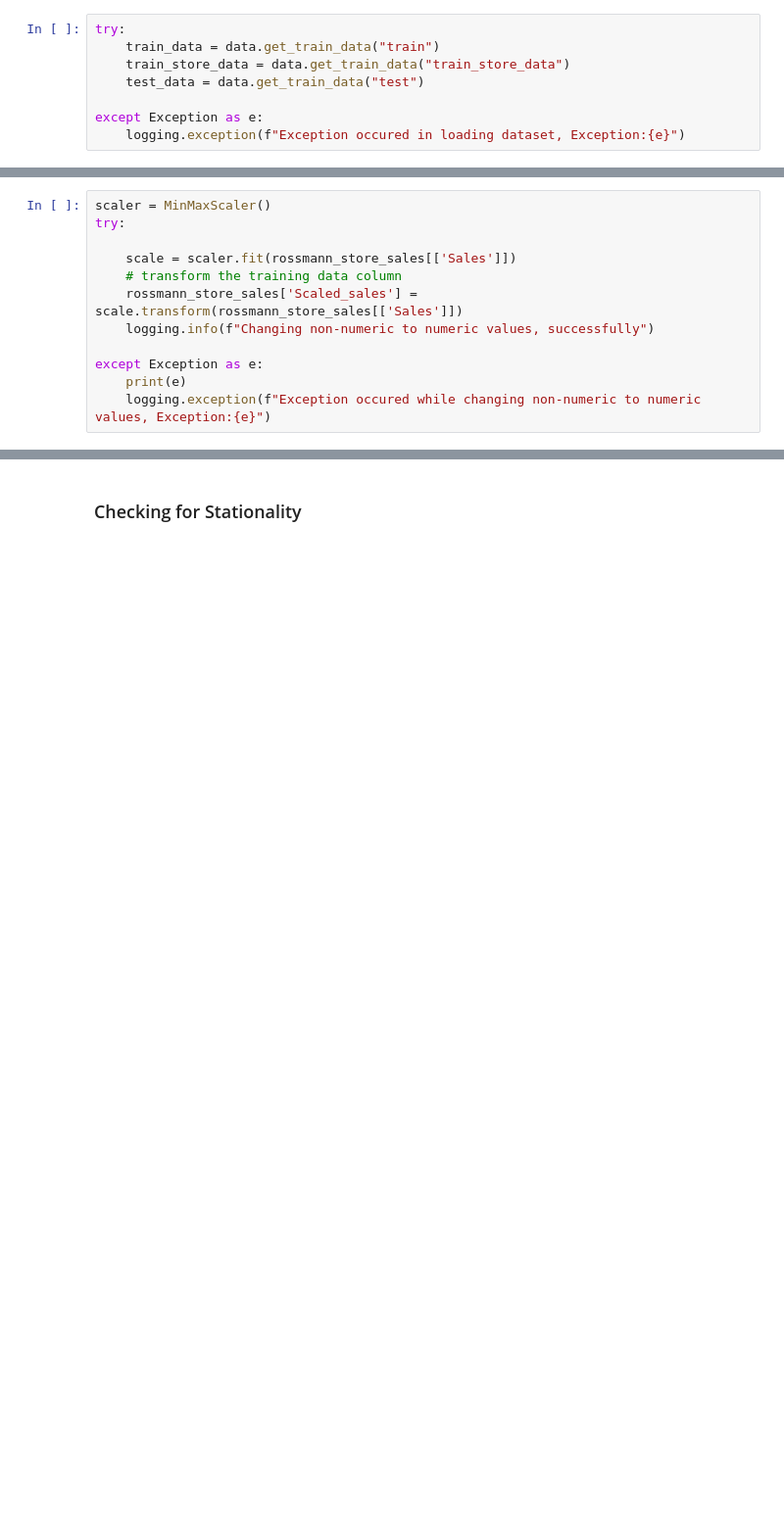
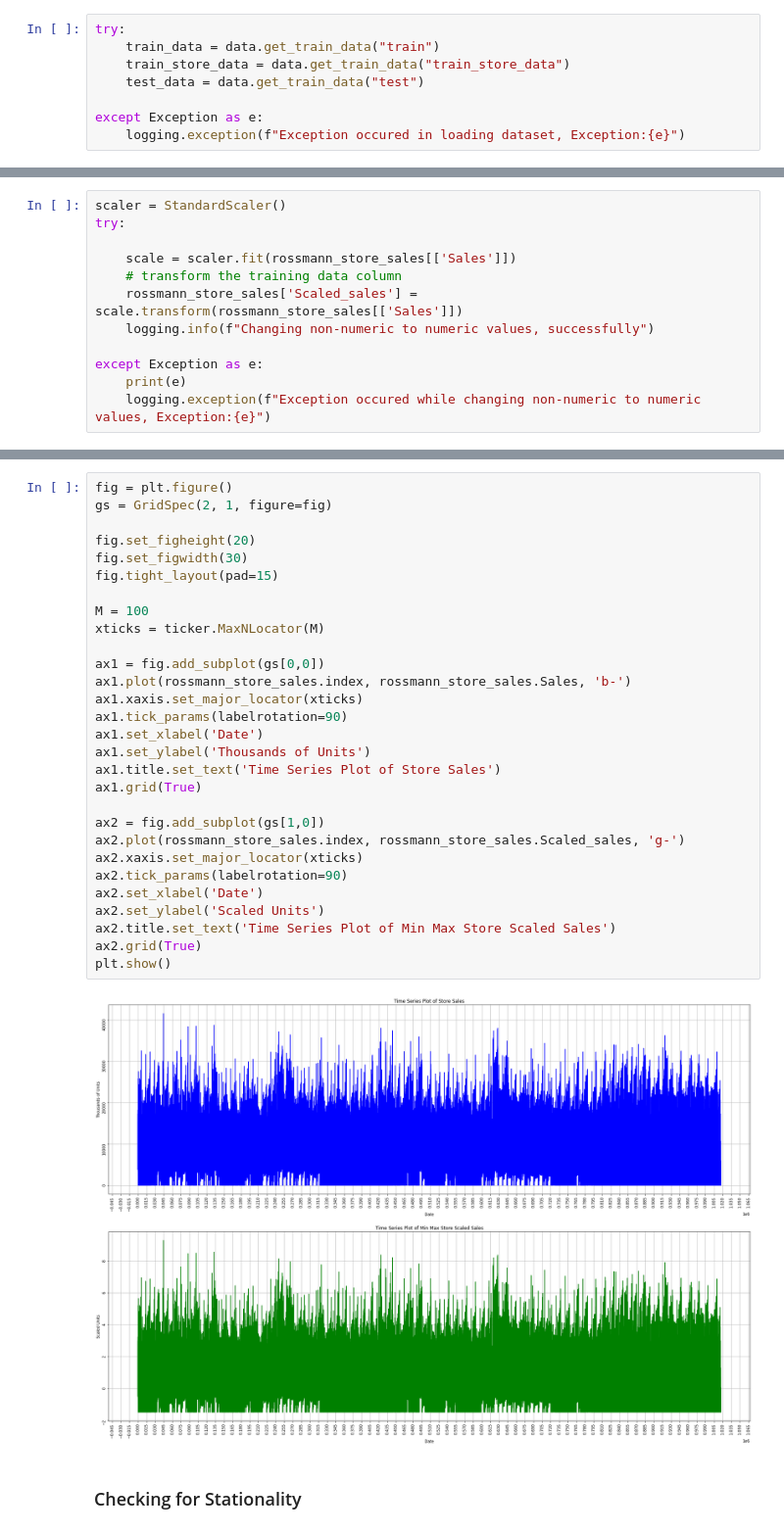
Before and after one commit to Caphace-Ethan/Pharmaceutical-Sales-Prediction, a Jupyter notebook: notebooks/Deep_Learning.ipynb, the cells around one changed output, grey strips where cells are left out. Shown at 98% size. Saved outputs shown, nothing was run; the diff lists cells and outputs as text; blank space fills up the shorter version.

```diff
--- a/notebooks/Deep_Learning.ipynb
+++ b/notebooks/Deep_Learning.ipynb
@@ -124,5 +120,5 @@ rossmann_store_sales.sample(4)
 # %%
-scaler = MinMaxScaler()
+scaler = StandardScaler()
 try:
 
     scale = scaler.fit(rossmann_store_sales[['Sales']])
@@ -144,3 +140,34 @@ rossmann_store_sales.sample(4)
+# %%
+fig = plt.figure()
+gs = GridSpec(2, 1, figure=fig)
+
+fig.set_figheight(20)
+fig.set_figwidth(30)
+fig.tight_layout(pad=15)
+
+M = 100
+xticks = ticker.MaxNLocator(M)
+
+ax1 = fig.add_subplot(gs[0,0])
+ax1.plot(rossmann_store_sales.index, rossmann_store_sales.Sales, 'b-')
+ax1.xaxis.set_major_locator(xticks)
+ax1.tick_params(labelrotation=90)
+ax1.set_xlabel('Date')
+ax1.set_ylabel('Thousands of Units')
+ax1.title.set_text('Time Series Plot of Store Sales')
+ax1.grid(True)
+
+ax2 = fig.add_subplot(gs[1,0])
+ax2.plot(rossmann_store_sales.index, rossmann_store_sales.Scaled_sales, 'g-')
+ax2.xaxis.set_major_locator(xticks)
+ax2.tick_params(labelrotation=90)
+ax2.set_xlabel('Date')
+ax2.set_ylabel('Scaled Units')
+ax2.title.set_text('Time Series Plot of Min Max Store Scaled Sales')
+ax2.grid(True)
+plt.show()
+# %% [output]
+[figure, added]
 # %% [markdown]
 ### Checking for Stationality
 # %% [markdown]
```
Also changed, not shown: parts of 28 cells of this notebook.
